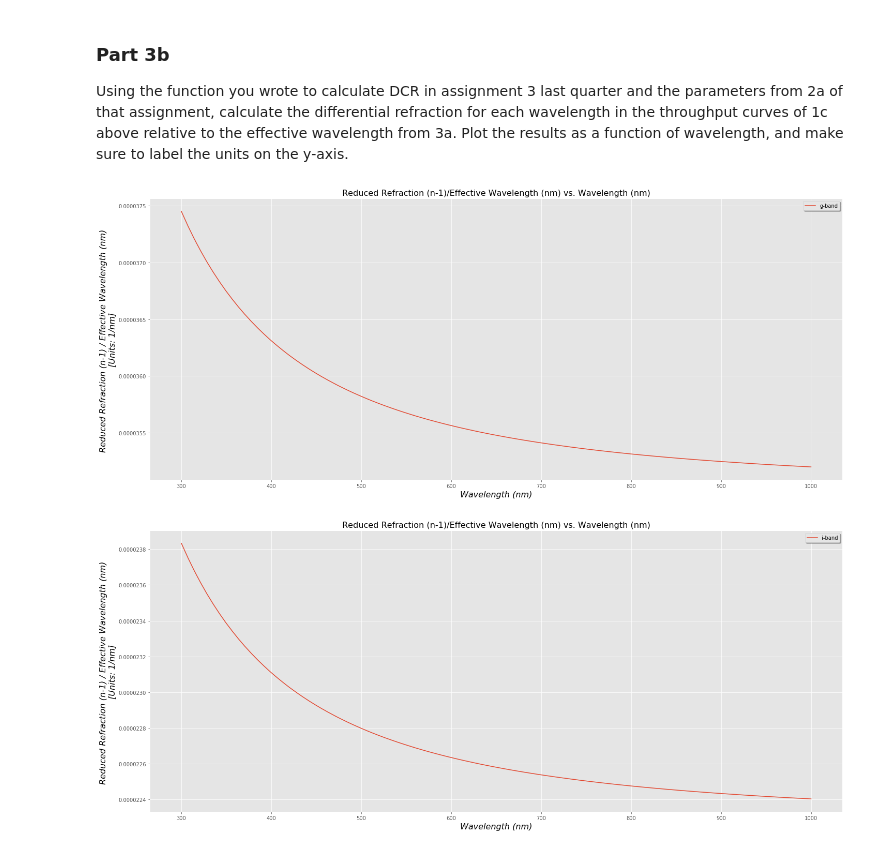
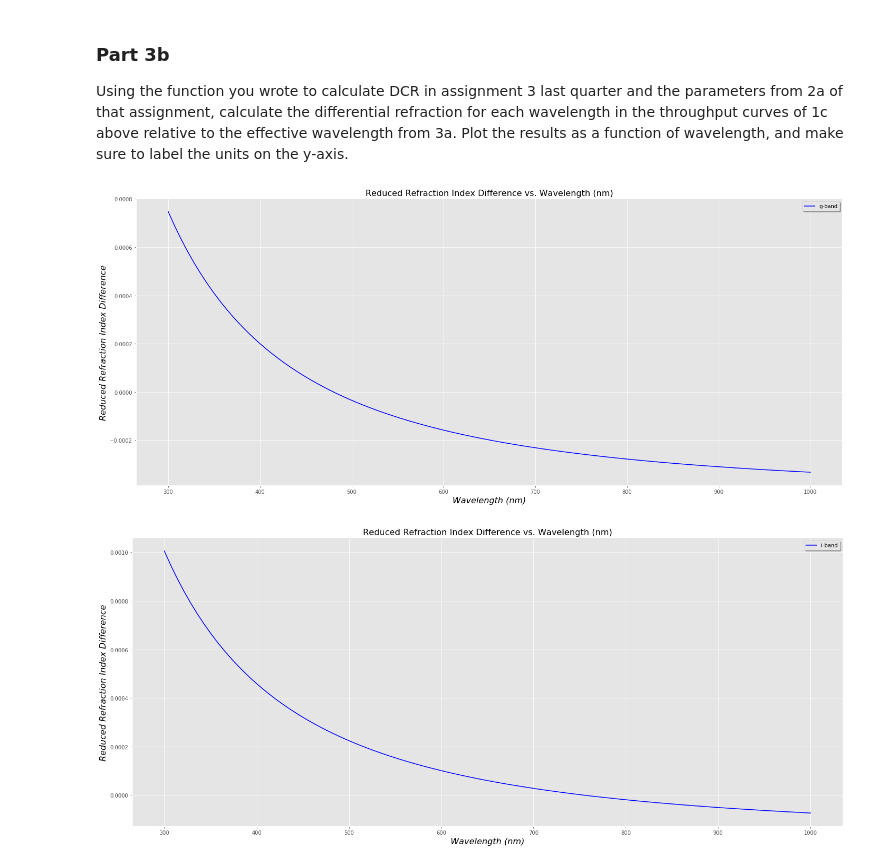
Before and after one commit to abudlong/Astro499, a Jupyter notebook: A499_Winter22_Assignment1.ipynb, the cells around one changed output. Drawn from its saved outputs; the diff is of its cells as text; code cells hidden in the pictures.

```diff
--- a/A499_Winter22_Assignment1.ipynb
+++ b/A499_Winter22_Assignment1.ipynb
@@ -641,24 +447,28 @@ Using the function you wrote to calculate DCR in assignment 3 last quarter and t
 # %%
 # g-band plot
 
+g_refractionindex_eff = atm_refraction(gWeightedWavelength, p_s, temperature, p_w, latitude, altitude, zin)
+
 fig, ax = plt.subplots(1, 1, figsize = (24, 10))
-plt.plot(wavelength_values, refraction/gWeightedWavelength, label = 'g-band')
-ax.set_title('Reduced Refraction (n-1)/Effective Wavelength (nm) vs. Wavelength (nm)', color = 'k', fontsize = 16)
+plt.plot(wavelength_values, refraction - g_refractionindex_eff, label = 'g-band', color = 'b')
+ax.set_title('Reduced Refraction Index Difference vs. Wavelength (nm)', color = 'k', fontsize = 16)
 ax.set_xlabel('Wavelength (nm)', fontstyle = 'italic', color = 'k', fontsize = 16)
-ax.set_ylabel('Reduced Refraction (n-1) / Effective Wavelength (nm) \n[Units: 1/nm]', fontstyle = 'italic', color = 'k', fontsize = 16);
+ax.set_ylabel('Reduced Refraction Index Difference', fontstyle = 'italic', color = 'k', fontsize = 16);
 
 ax.legend(loc = 0, shadow = True);
 # %% [output]
-[figure, old version]
+[figure, new version]
 # %%
 # i-band plot
 
+i_refractionindex_eff = atm_refraction(iWeightedWavelength, p_s, temperature, p_w, latitude, altitude, zin)
+
 fig, ax = plt.subplots(1, 1, figsize = (24, 10))
-plt.plot(wavelength_values, refraction/iWeightedWavelength, label = 'i-band')
-ax.set_title('Reduced Refraction (n-1)/Effective Wavelength (nm) vs. Wavelength (nm)', color = 'k', fontsize = 16)
+plt.plot(wavelength_values, refraction - i_refractionindex_eff, label = 'i-band', color = 'b')
+ax.set_title('Reduced Refraction Index Difference vs. Wavelength (nm)', color = 'k', fontsize = 16)
 ax.set_xlabel('Wavelength (nm)', fontstyle = 'italic', color = 'k', fontsize = 16)
-ax.set_ylabel('Reduced Refraction (n-1) / Effective Wavelength (nm) \n[Units: 1/nm]', fontstyle = 'italic', color = 'k', fontsize = 16);
+ax.set_ylabel('Reduced Refraction Index Difference', fontstyle = 'italic', color = 'k', fontsize = 16);
 
 ax.legend(loc = 0, shadow = True);
 # %% [output]
-[figure, old version]
+[figure, new version]
```
Also changed, not shown: parts of 15 cells of this notebook.
